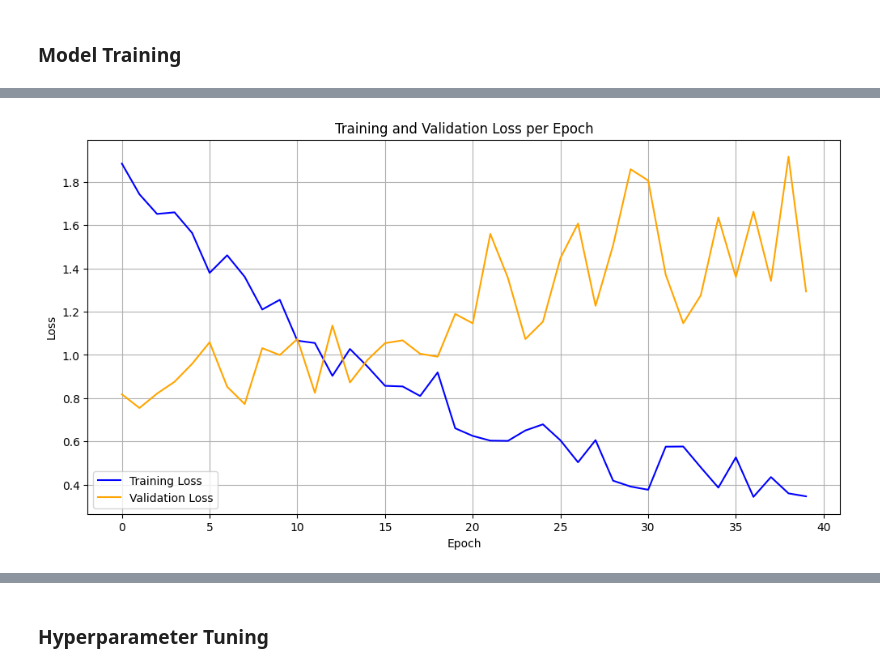
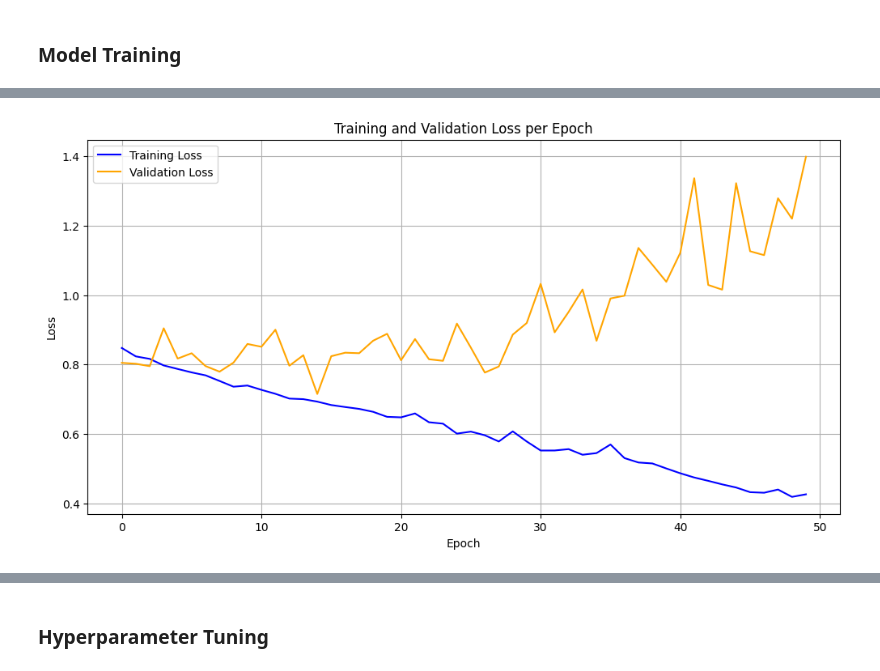
Before and after one commit to Dawnrunes415/EEG-data-classification, a Jupyter notebook: primary_model.ipynb, the cells around one changed output, grey strips where cells are left out. Saved outputs shown, nothing was run; the diff lists cells and outputs as text; code cells hidden in the pictures.

Commit message:
Trained primary model, val. accuracy stops at 60%

```diff
--- a/primary_model.ipynb
+++ b/primary_model.ipynb
@@ -158,6 +245,13 @@ def get_accuracy(model, data_loader):
+# %%
+from torch.utils.data import Subset
+train_dataset_small = Subset(EEGDataset(X_train, y_train), range(500))
+val_dataset_small = Subset(EEGDataset(X_val, y_val), range(100))
+
+train_dataset = EEGDataset(X_train, y_train)
+val_dataset = EEGDataset(X_val, y_val)
 # %%
-from torch.utils.data import Subset
-def train_model(model_class, output_layers=32, kernel_size=3, dropout_rate=0.3, learning_rate=0.005, batch_size=32, num_epoch=40):
+
+def train_model(model_class, train_dataset, val_dataset, output_layers=32, kernel_size=3, dropout_rate=0.3, learning_rate=0.005, batch_size=32, num_epoch=40):
     device = 'cuda' if torch.cuda.is_available() else 'cpu'
     model = model_class(
         output_layers,
@@ -165,22 +259,14 @@ def train_model(model_class, output_layers=32, kernel_size=3, dropout_rate=0.3,
         dropout_rate
     ).to(device)
 
-
-    train_dataset = Subset(EEGDataset(X_train, y_train), range(800))
-    val_dataset = Subset(EEGDataset(X_val, y_val), range(100))
+    # train_loader = DataLoader(train_dataset, batch_size=batch_size, shuffle=True)
+    # val_loader = DataLoader(val_dataset, batch_size=batch_size, shuffle=False)
 
     train_loader = DataLoader(train_dataset, batch_size=batch_size, shuffle=True)
     val_loader = DataLoader(val_dataset, batch_size=batch_size, shuffle=False)
 
-    # train_loader = DataLoader(EEGDataset(X_train, y_train), batch_size=batch_size, shuffle=True)
-    # val_loader = DataLoader(EEGDataset(X_val, y_val), batch_size=batch_size, shuffle=False)
-
-    optimizer = torch.optim.Adam(model.parameters(), lr=learning_rate)
-    # num_pos = (y_train == 1).sum()
-    # num_neg = (y_train == 0).sum()
-    # pos_weight = torch.tensor([num_neg / num_pos], dtype=torch.float32).to(device)
+    optimizer = torch.optim.Adam(model.parameters(), lr=learning_rate, weight_decay=1e-5)
     criterion = nn.BCEWithLogitsLoss()
-
 
     train_loss, val_loss, train_acc, val_acc = [], [], [], []
     for epoch in range(num_epoch):
@@ -218,10 +304,18 @@ def train_model(model_class, output_layers=32, kernel_size=3, dropout_rate=0.3,
                 losses += loss.item()
         val_loss.append(losses / len(val_loader))
 
+        train_f1, train_accuracy = metrics(model, train_loader)
+        val_f1, val_accuracy = metrics(model, val_loader)
+        train_acc.append(train_accuracy)
+        val_acc.append(val_accuracy)
+        print(f"Epoch {epoch+1}/{num_epoch}, Train Loss: {train_loss[-1]:.4f}, Val Loss: {val_loss[-1]:.4f}, Train Acc: {train_acc[-1]:.4f}, Train F1: {train_f1:.4f}, Val Acc: {val_acc[-1]:.4f}, Val F1: {val_f1:.4f}")
 
-        train_acc.append(get_accuracy(model, train_loader))
-        val_acc.append(get_accuracy(model, val_loader))
-        print(f"Epoch {epoch+1}/{num_epoch}, Train Loss: {train_loss[-1]:.4f}, Val Loss: {val_loss[-1]:.4f}, Train Acc: {train_acc[-1]:.4f}, Val Acc: {val_acc[-1]:.4f}")
+
+    print("========== Final Metrics ==========")
+    print(f"Final Train Loss: {train_loss[-1]:.4f}")
+    print(f"Final Val Loss:   {val_loss[-1]:.4f}")
+    print(f"Final Train Acc:  {train_acc[-1]:.4f}")
+    print(f"Final Val Acc:    {val_acc[-1]:.4f}")  # If you're computing it
 
 
     plt.figure(figsize=(12, 6))
@@ -234,3 +328,5 @@ def train_model(model_class, output_layers=32, kernel_size=3, dropout_rate=0.3,
     plt.legend()
     plt.grid(True)
     plt.show()
+# %%
+train_model(CNNLSTM2, train_dataset_small, val_dataset_small, output_layers=32, kernel_size=3, dropout_rate=0.5, learning_rate=0.005, batch_size=32, num_epoch=50)
@@ -237,6 +352,5 @@ def train_model(model_class, output_layers=32, kernel_size=3, dropout_rate=0.3,
 # %%
-train_model(CNNLSTM2, output_layers=32, kernel_size=3, dropout_rate=0.2, learning_rate=0.01, batch_size=32, num_epoch=40)
-
+train_model(CNNLSTM2, train_dataset, val_dataset, output_layers=32, kernel_size=3, dropout_rate=0.5, learning_rate=0.005, batch_size=32, num_epoch=50)
 
 # MACHINE NOT LEARNINGGGGG :(
 # %% [output]
@@ -260 +374 @@ Epoch 40/40, Train Loss: 0.3460, Val Loss: 1.2931, Train Acc: 0.9788, Val Acc: 0
-[figure, old version]
+[figure, new version]
```
Also changed, not shown: parts of 10 cells of this notebook.
